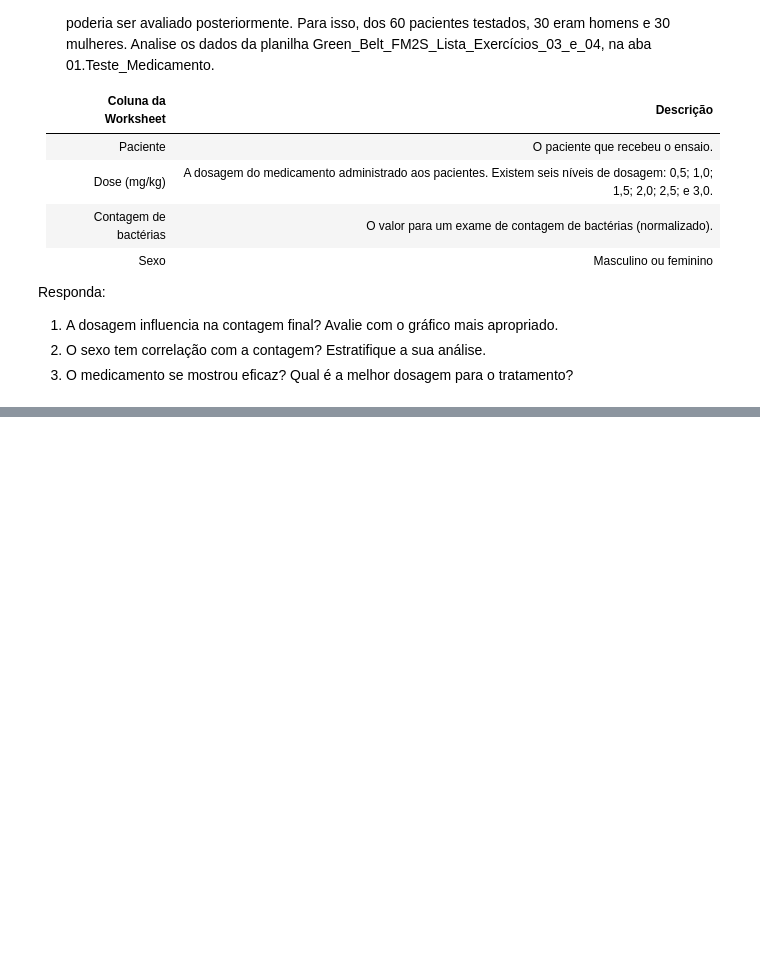
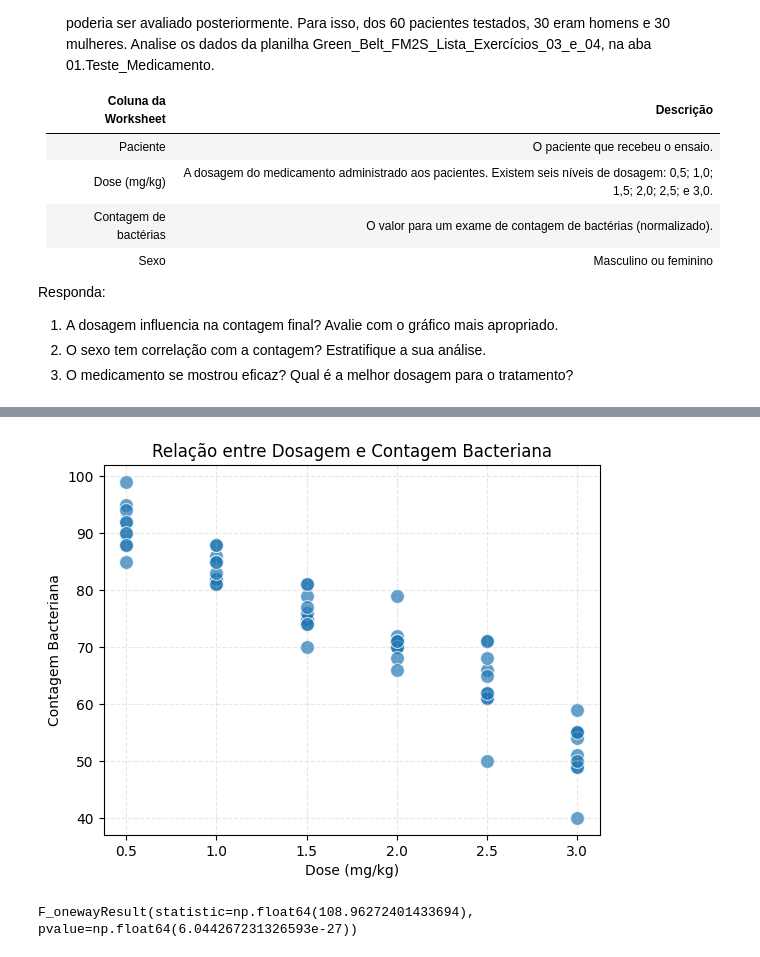
Before and after one commit to moises-rb/Analise_Dados, a Jupyter notebook: Green_Belt/3-Analyse/Exercicios/Lista_3/01-pesquisador_medico.ipynb, the cells around one changed output, grey strips where cells are left out. Drawn from its saved outputs; the diff is of its cells as text; code cells hidden in the pictures; blank space fills up the shorter version.

```diff
--- a/Green_Belt/3-Analyse/Exercicios/Lista_3/01-pesquisador_medico.ipynb
+++ b/Green_Belt/3-Analyse/Exercicios/Lista_3/01-pesquisador_medico.ipynb
@@ -26,0 +71,23 @@ Responda:
+# %%
+sns.scatterplot(
+    x="Dose (mg/kg)",
+    y="Contagem",
+    data=dados_medicamento,
+    alpha=0.7,
+    s=100
+)
+plt.title("Relação entre Dosagem e Contagem Bacteriana")
+plt.xlabel("Dose (mg/kg)")
+plt.ylabel("Contagem Bacteriana")
+plt.grid(True, linestyle='--', alpha=0.3)
+plt.show()
+# %% [output]
+[figure, added]
+# %%
+from scipy.stats import f_oneway
+
+# Separar contagens por dose
+grupos = [dados_medicamento[dados_medicamento["Dose (mg/kg)"] == dose]["Contagem"] for dose in dados_medicamento["Dose (mg/kg)"].unique()]
+f_oneway(*grupos)  # Se p-valor < 0.05, há diferença significativa.
+# %% [output]
+F_onewayResult(statistic=np.float64(108.96272401433694), pvalue=np.float64(6.044267231326593e-27))
```
Also changed, not shown: parts of 12 cells of this notebook.
